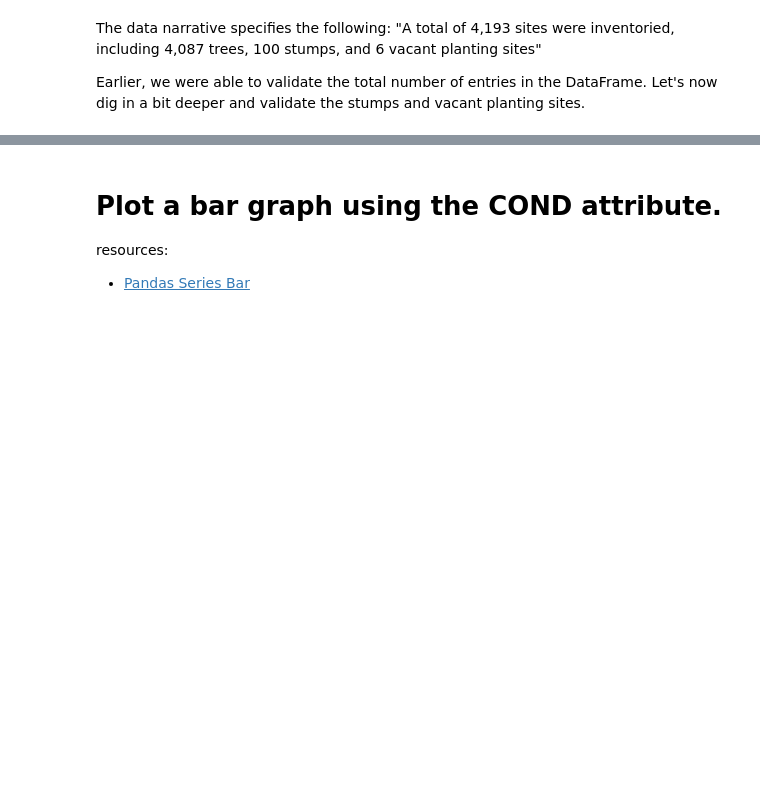
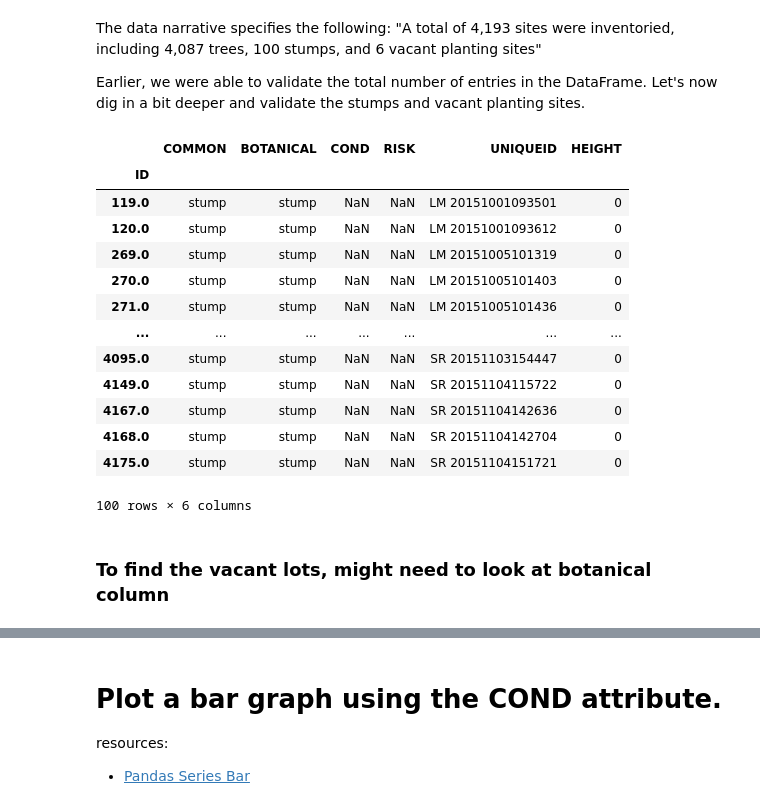
Before and after one commit to mikerly131/DataEngineering.Labs.CityOfNewarkDETreeSurvey, a Jupyter notebook: newark_de_tree_survey.ipynb, the cells around one changed output, grey strips where cells are left out. Saved outputs shown, nothing was run; the diff lists cells and outputs as text; code cells hidden in the pictures; blank space fills up the shorter version.

```diff
--- a/newark_de_tree_survey.ipynb
+++ b/newark_de_tree_survey.ipynb
@@ -124,3 +156,22 @@ The data narrative specifies the following:
 Earlier, we were able to validate the total number of entries in the DataFrame. Let's now dig in a bit deeper and validate the stumps and vacant planting sites.
 # %%
 # How many entries are stumps
+df3 = df2.loc[df2["COMMON"]=="stump"]
+df3
+# %% [output]
+|  | COMMON | BOTANICAL | COND | RISK | UNIQUEID | HEIGHT |
+| ID |  |  |  |  |  |  |
+| 119.0 | stump | stump | NaN | NaN | LM 20151001093501 | 0 |
+| 120.0 | stump | stump | NaN | NaN | LM 20151001093612 | 0 |
+| 269.0 | stump | stump | NaN | NaN | LM 20151005101319 | 0 |
+| 270.0 | stump | stump | NaN | NaN | LM 20151005101403 | 0 |
+| 271.0 | stump | stump | NaN | NaN | LM 20151005101436 | 0 |
+| ... | ... | ... | ... | ... | ... | ... |
+| 4095.0 | stump | stump | NaN | NaN | SR 20151103154447 | 0 |
+| 4149.0 | stump | stump | NaN | NaN | SR 20151104115722 | 0 |
+| 4167.0 | stump | stump | NaN | NaN | SR 20151104142636 | 0 |
+| 4168.0 | stump | stump | NaN | NaN | SR 20151104142704 | 0 |
+| 4175.0 | stump | stump | NaN | NaN | SR 20151104151721 | 0 |
+100 rows × 6 columns
+# %% [markdown]
+### To find the vacant lots, might need to look at botanical column
```
Also changed, not shown: parts of 5 cells of this notebook.
